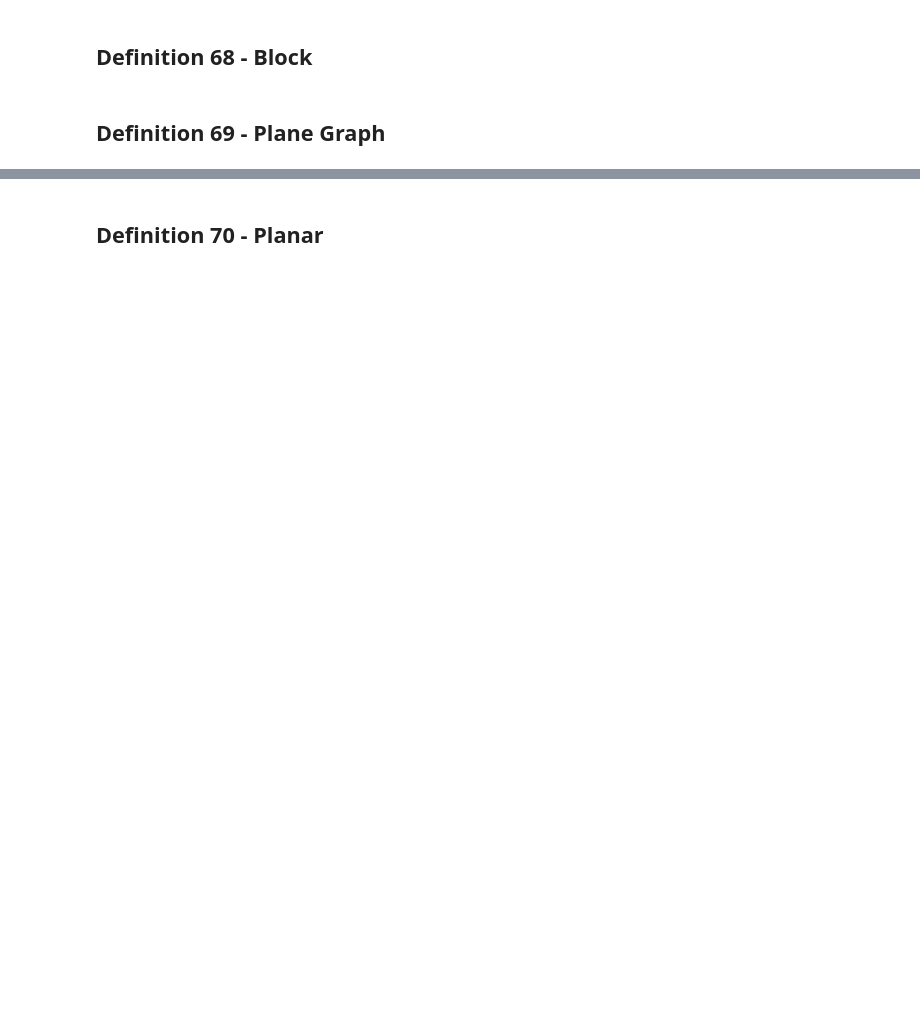
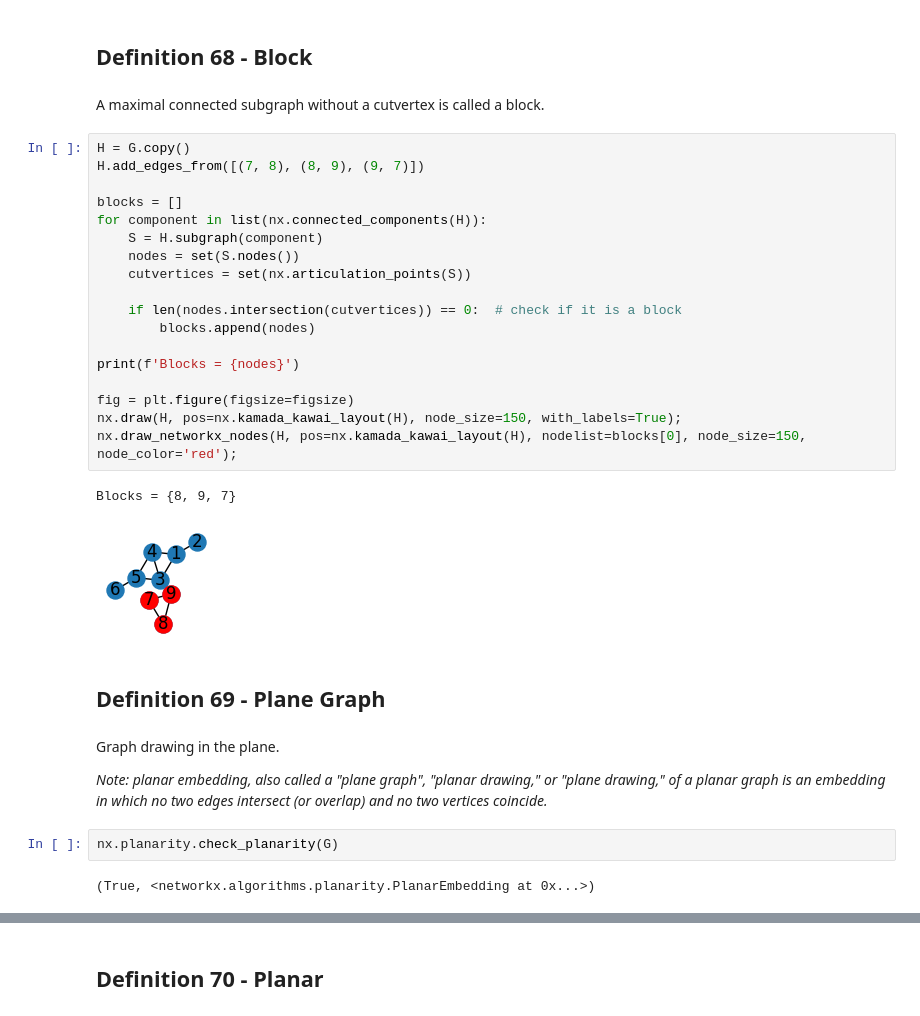
Before and after one commit to lipinski/graph-theory, a Jupyter notebook: definitions.ipynb, the cells around one changed output, grey strips where cells are left out. Drawn from its saved outputs; the diff is of its cells as text; blank space fills up the shorter version.

```diff
--- a/definitions.ipynb
+++ b/definitions.ipynb
@@ -1254,4 +1271,35 @@ Not covered = {7}
 # %% [markdown]
 ## Definition 68 - Block
+# %% [markdown]
+A maximal connected subgraph without a cutvertex is called a block.
+# %%
+H = G.copy()
+H.add_edges_from([(7, 8), (8, 9), (9, 7)])
+
+blocks = []
+for component in list(nx.connected_components(H)):
+    S = H.subgraph(component)
+    nodes = set(S.nodes())
+    cutvertices = set(nx.articulation_points(S))
+
+    if len(nodes.intersection(cutvertices)) == 0:  # check if it is a block
+        blocks.append(nodes)
+
+print(f'Blocks = {nodes}')
+
+fig = plt.figure(figsize=figsize)
+nx.draw(H, pos=nx.kamada_kawai_layout(H), node_size=150, with_labels=True);
+nx.draw_networkx_nodes(H, pos=nx.kamada_kawai_layout(H), nodelist=blocks[0], node_size=150, node_color='red');
+# %% [output]
+Blocks = {8, 9, 7}
+[figure, added]
 # %% [markdown]
 ## Definition 69 - Plane Graph
+# %% [markdown]
+Graph drawing in the plane.
+
+*Note:  planar embedding, also called a "plane graph", "planar drawing," or "plane drawing," of a planar graph is an embedding in which no two edges intersect (or overlap) and no two vertices coincide.*
+# %%
+nx.planarity.check_planarity(G)
+# %% [output]
+(True, <networkx.algorithms.planarity.PlanarEmbedding at 0x...>)
```
Also changed, not shown: parts of 10 cells of this notebook.
